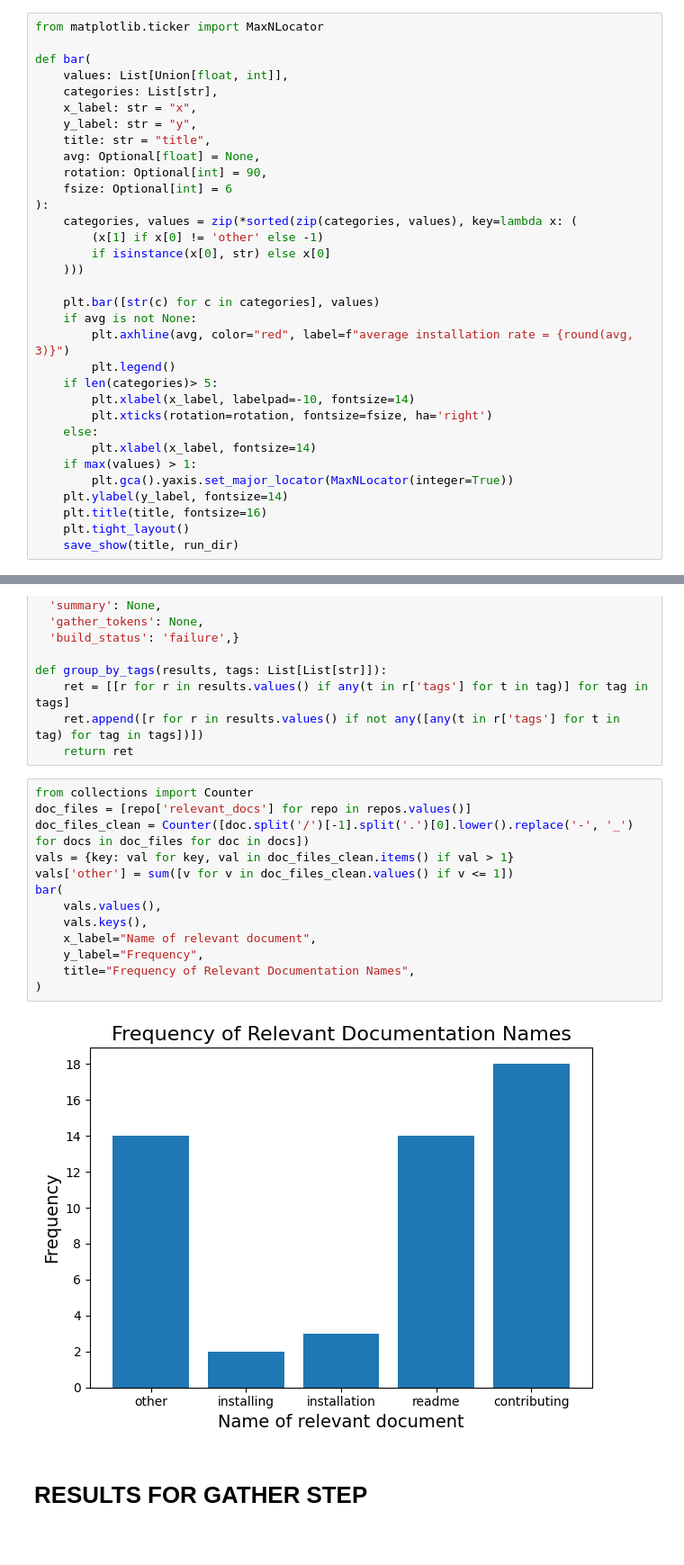
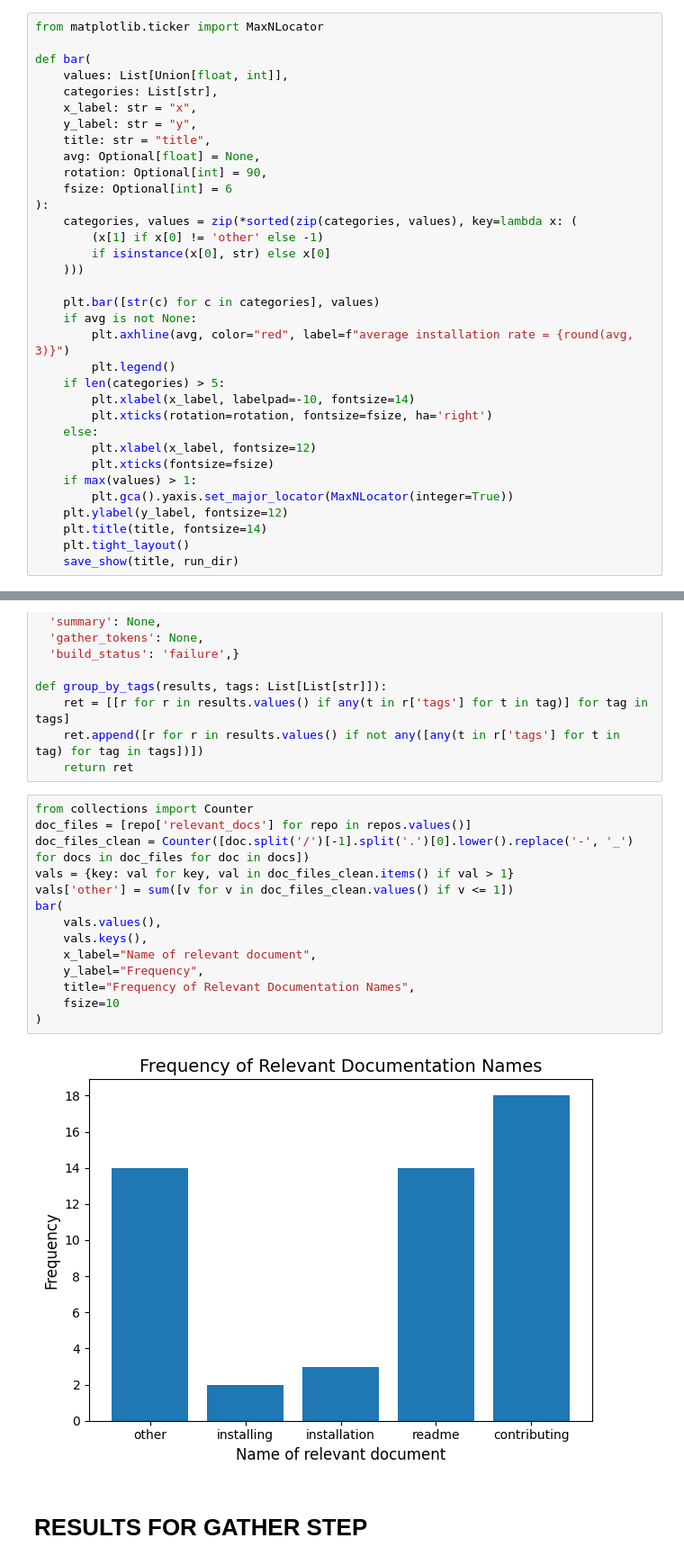
Before and after one commit to LMMilliken/doctest, a Jupyter notebook: plotter.ipynb, the cells around one changed output, grey strips where cells are left out. Shown: that part at 90% size. Drawn from its saved outputs; the diff is of its cells as text.

```diff
--- a/plotter.ipynb
+++ b/plotter.ipynb
@@ -143,15 +143,16 @@ def bar(
     if avg is not None:
         plt.axhline(avg, color="red", label=f"average installation rate = {round(avg, 3)}")
         plt.legend()
-    if len(categories)> 5:
+    if len(categories) > 5:
         plt.xlabel(x_label, labelpad=-10, fontsize=14)
         plt.xticks(rotation=rotation, fontsize=fsize, ha='right')
     else:
-        plt.xlabel(x_label, fontsize=14)
+        plt.xlabel(x_label, fontsize=12)
+        plt.xticks(fontsize=fsize)
     if max(values) > 1:
         plt.gca().yaxis.set_major_locator(MaxNLocator(integer=True))
-    plt.ylabel(y_label, fontsize=14)
-    plt.title(title, fontsize=16)
+    plt.ylabel(y_label, fontsize=12)
+    plt.title(title, fontsize=14)
     plt.tight_layout()
     save_show(title, run_dir)
 # %%
@@ -171,18 +172,19 @@ def group_by_tags(results, tags: List[List[str]]):
 # %%
 from collections import Counter
 doc_files = [repo['relevant_docs'] for repo in repos.values()]
 doc_files_clean = Counter([doc.split('/')[-1].split('.')[0].lower().replace('-', '_') for docs in doc_files for doc in docs])
 vals = {key: val for key, val in doc_files_clean.items() if val > 1}
 vals['other'] = sum([v for v in doc_files_clean.values() if v <= 1])
 bar(
     vals.values(),
     vals.keys(),
     x_label="Name of relevant document",
     y_label="Frequency",
     title="Frequency of Relevant Documentation Names",
+    fsize=10
 )
 # %% [output]
-[figure, old version]
+[figure, new version]
 # %% [markdown]
 # RESULTS FOR GATHER STEP
 # %%
```
Also changed, not shown: parts of 2 cells of this notebook, 8 other files.
